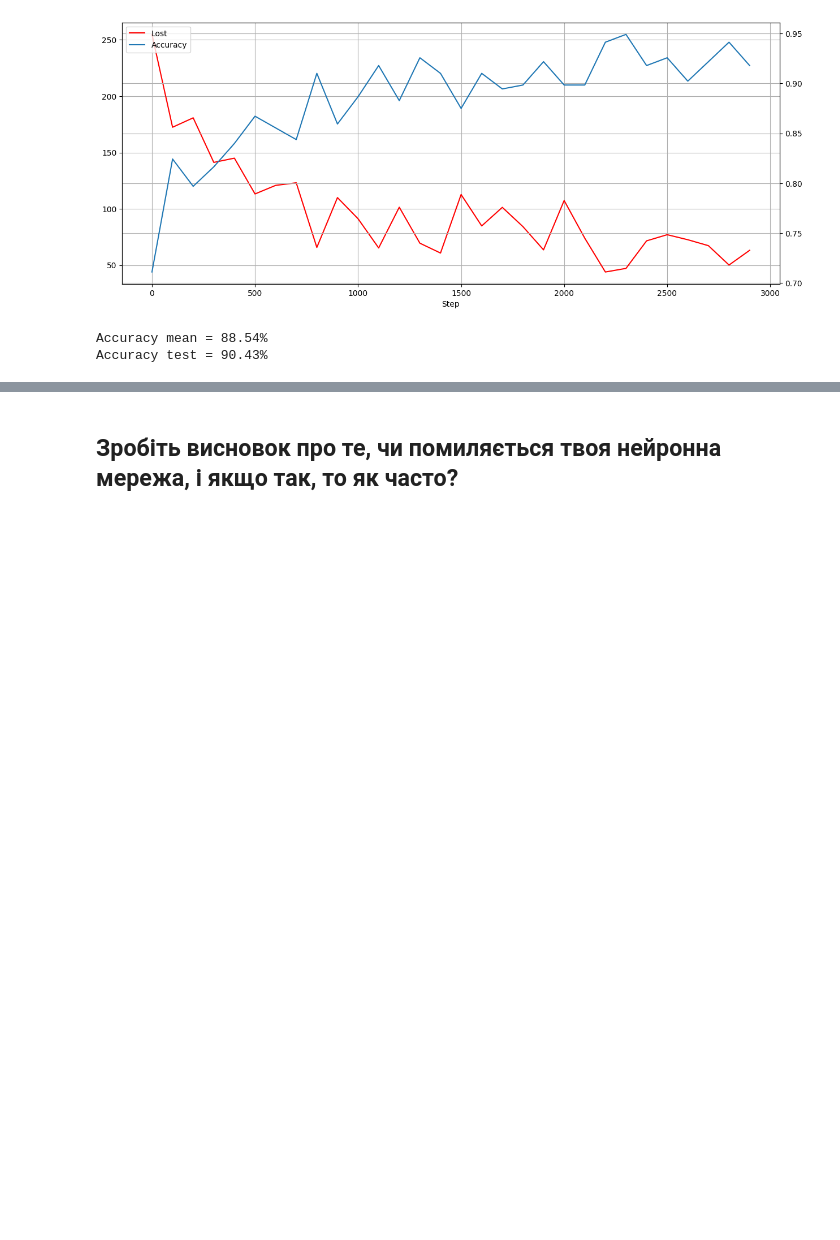
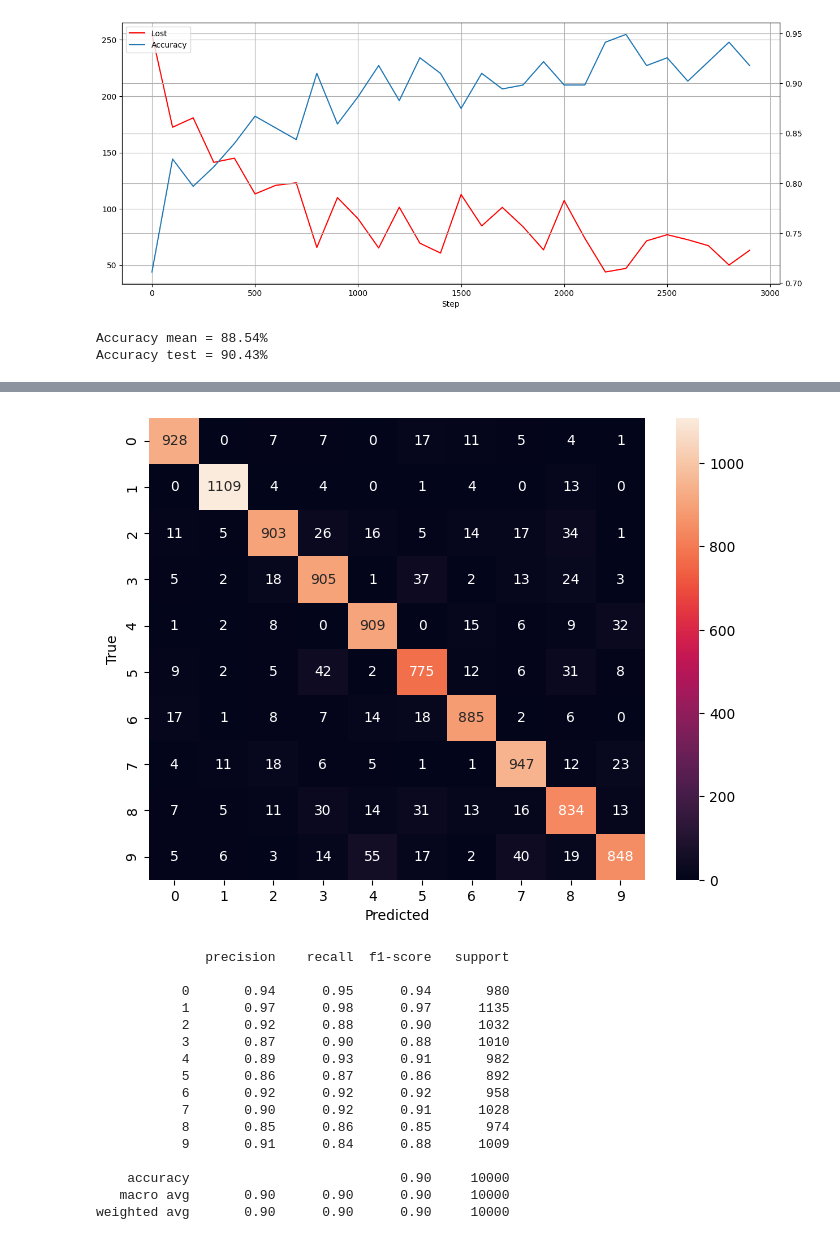
Before and after one commit to tarsweb-Python-GOIT/DS-HW, a Jupyter notebook: HW-08.ipynb, the cells around one changed output, grey strips where cells are left out. Cells and saved outputs as stored; diff of their text form; code cells hidden in the pictures; blank space fills up the shorter version.

```diff
--- a/HW-08.ipynb
+++ b/HW-08.ipynb
@@ -284,13 +284,31 @@ count_select=10, test_selected_accuracy=90.00%
-# %% [markdown]
-## Зробіть висновок про те, чи помиляється твоя нейронна мережа, і якщо так, то як часто?
 # %%
-from sklearn.metrics import confusion_matrix
-
-conf_matrix = confusion_matrix(y_test, test_predict)
+# Зробіть висновок про те, чи помиляється твоя нейронна мережа, і якщо так, то як часто?
+test_pred_index = np.argmax(test_pred, axis=1)
+conf_matrix = confusion_matrix(y_test, test_pred_index)
 
 plt.figure(figsize=(8, 6))
 
-sns.heatmap(conf_matrix, annot=True, cmap="YlGnBu_r", fmt='g')
+sns.heatmap(conf_matrix, annot=True, fmt='g') ## color
 plt.xlabel("Predicted")
 plt.ylabel("True")
 plt.show()
+
+print(classification_report(y_test, test_pred_index))
+# %% [output]
+[figure, added]
+              precision    recall  f1-score   support
+
+           0       0.94      0.95      0.94       980
+           1       0.97      0.98      0.97      1135
+           2       0.92      0.88      0.90      1032
+           3       0.87      0.90      0.88      1010
+           4       0.89      0.93      0.91       982
+           5       0.86      0.87      0.86       892
+           6       0.92      0.92      0.92       958
+           7       0.90      0.92      0.91      1028
+           8       0.85      0.86      0.85       974
+           9       0.91      0.84      0.88      1009
+
+    accuracy                           0.90     10000
+   macro avg       0.90      0.90      0.90     10000
+weighted avg       0.90      0.90      0.90     10000
```
Also changed, not shown: parts of 2 cells of this notebook.
